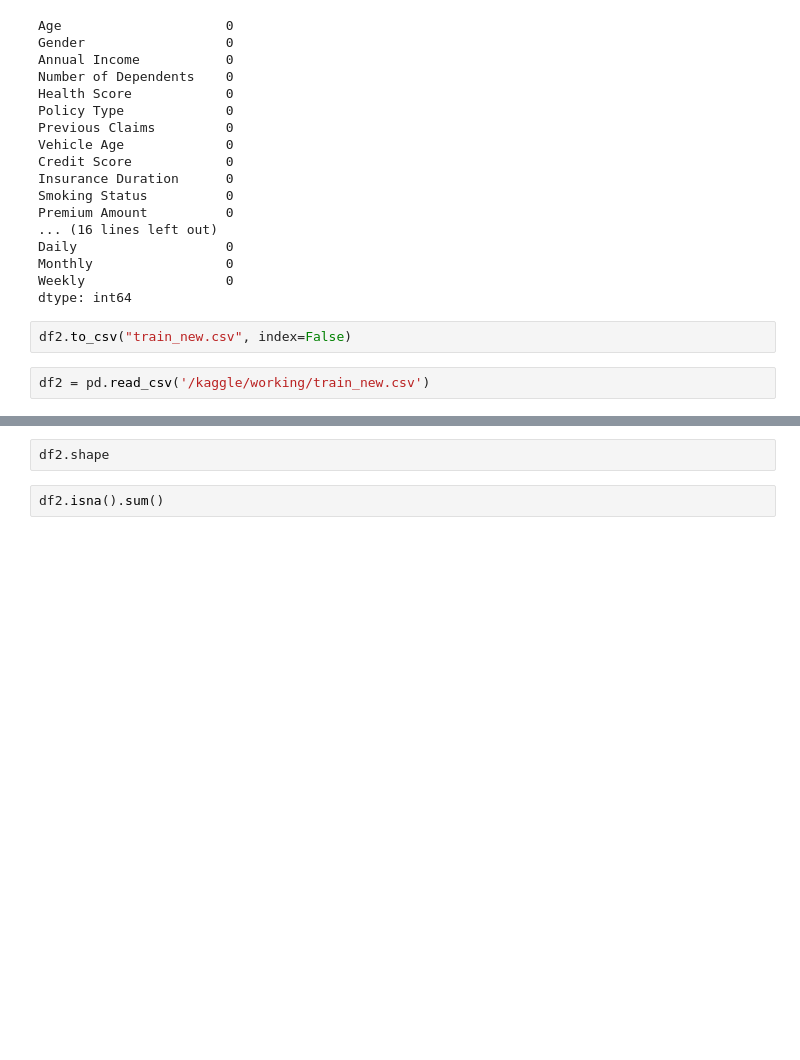
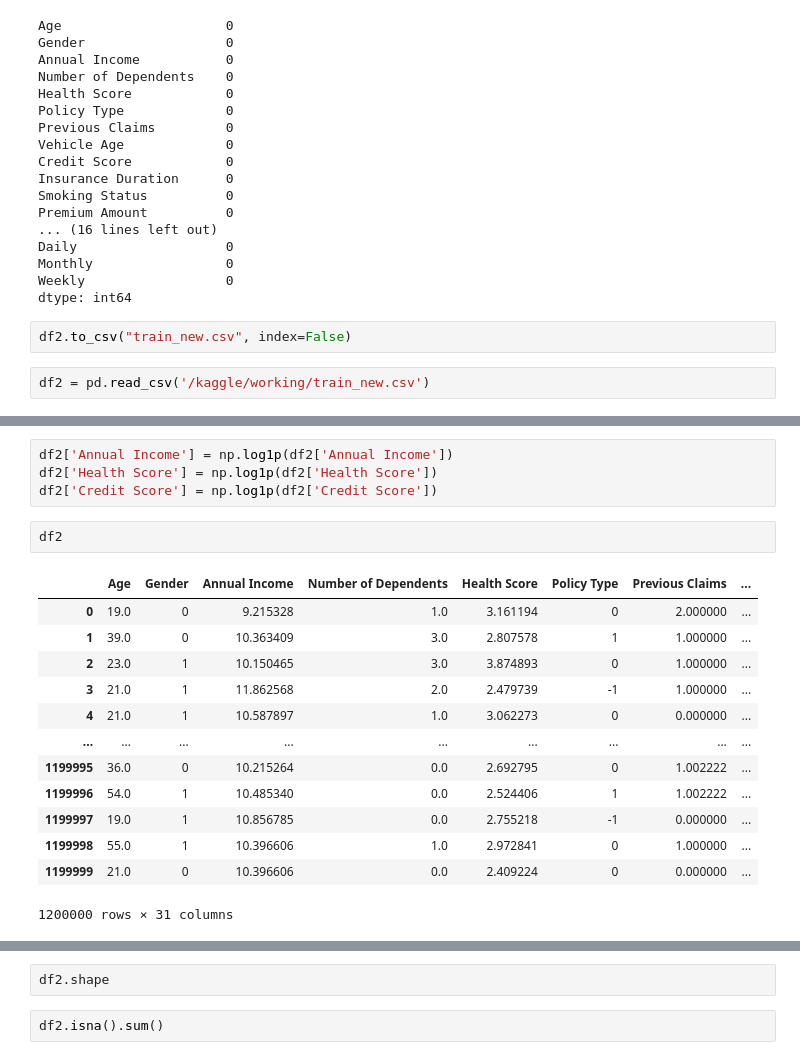
Before and after one commit to yash-meshram/Insurance-Premium, a Jupyter notebook: insurance-premium.ipynb, the cells around one changed output, grey strips where cells are left out. Cells and saved outputs as stored; diff of their text form; blank space fills up the shorter version.

```diff
--- a/insurance-premium.ipynb
+++ b/insurance-premium.ipynb
@@ -359,0 +361,20 @@ df2 = pd.read_csv('/kaggle/working/train_new.csv')
+# %%
+df2['Annual Income'] = np.log1p(df2['Annual Income'])
+df2['Health Score'] = np.log1p(df2['Health Score'])
+df2['Credit Score'] = np.log1p(df2['Credit Score'])
+# %%
+df2
+# %% [output]
+|  | Age | Gender | Annual Income | Number of Dependents | Health Score | Policy Type | Previous Claims | ... |
+| 0 | 19.0 | 0 | 9.215328 | 1.0 | 3.161194 | 0 | 2.000000 | ... |
+| 1 | 39.0 | 0 | 10.363409 | 3.0 | 2.807578 | 1 | 1.000000 | ... |
+| 2 | 23.0 | 1 | 10.150465 | 3.0 | 3.874893 | 0 | 1.000000 | ... |
+| 3 | 21.0 | 1 | 11.862568 | 2.0 | 2.479739 | -1 | 1.000000 | ... |
+| 4 | 21.0 | 1 | 10.587897 | 1.0 | 3.062273 | 0 | 0.000000 | ... |
+| ... | ... | ... | ... | ... | ... | ... | ... | ... |
+| 1199995 | 36.0 | 0 | 10.215264 | 0.0 | 2.692795 | 0 | 1.002222 | ... |
+| 1199996 | 54.0 | 1 | 10.485340 | 0.0 | 2.524406 | 1 | 1.002222 | ... |
+| 1199997 | 19.0 | 1 | 10.856785 | 0.0 | 2.755218 | -1 | 0.000000 | ... |
+| 1199998 | 55.0 | 1 | 10.396606 | 1.0 | 2.972841 | 0 | 1.000000 | ... |
+| 1199999 | 21.0 | 0 | 10.396606 | 0.0 | 2.409224 | 0 | 0.000000 | ... |
+1200000 rows × 31 columns
```
Also changed, not shown: parts of 40 cells of this notebook.
